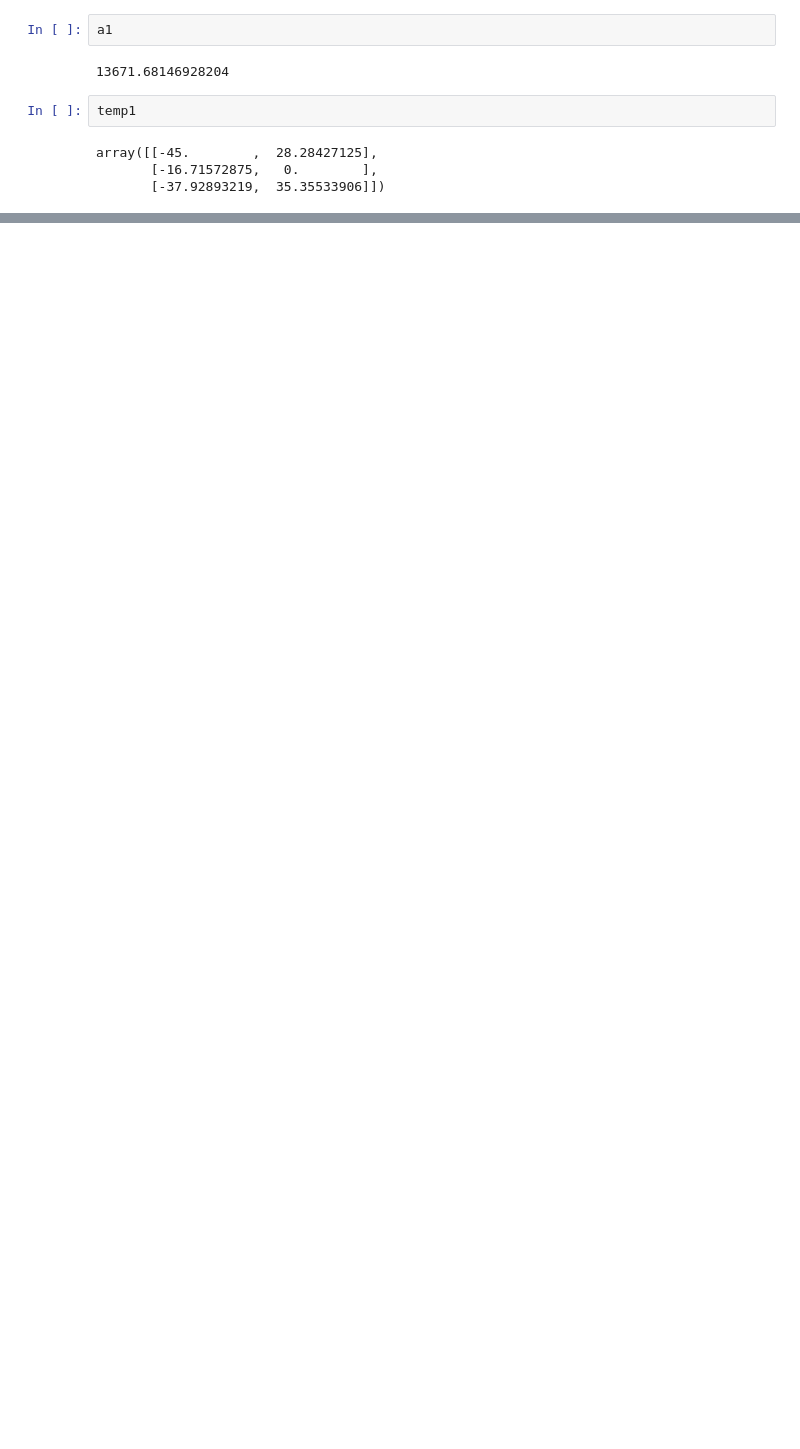
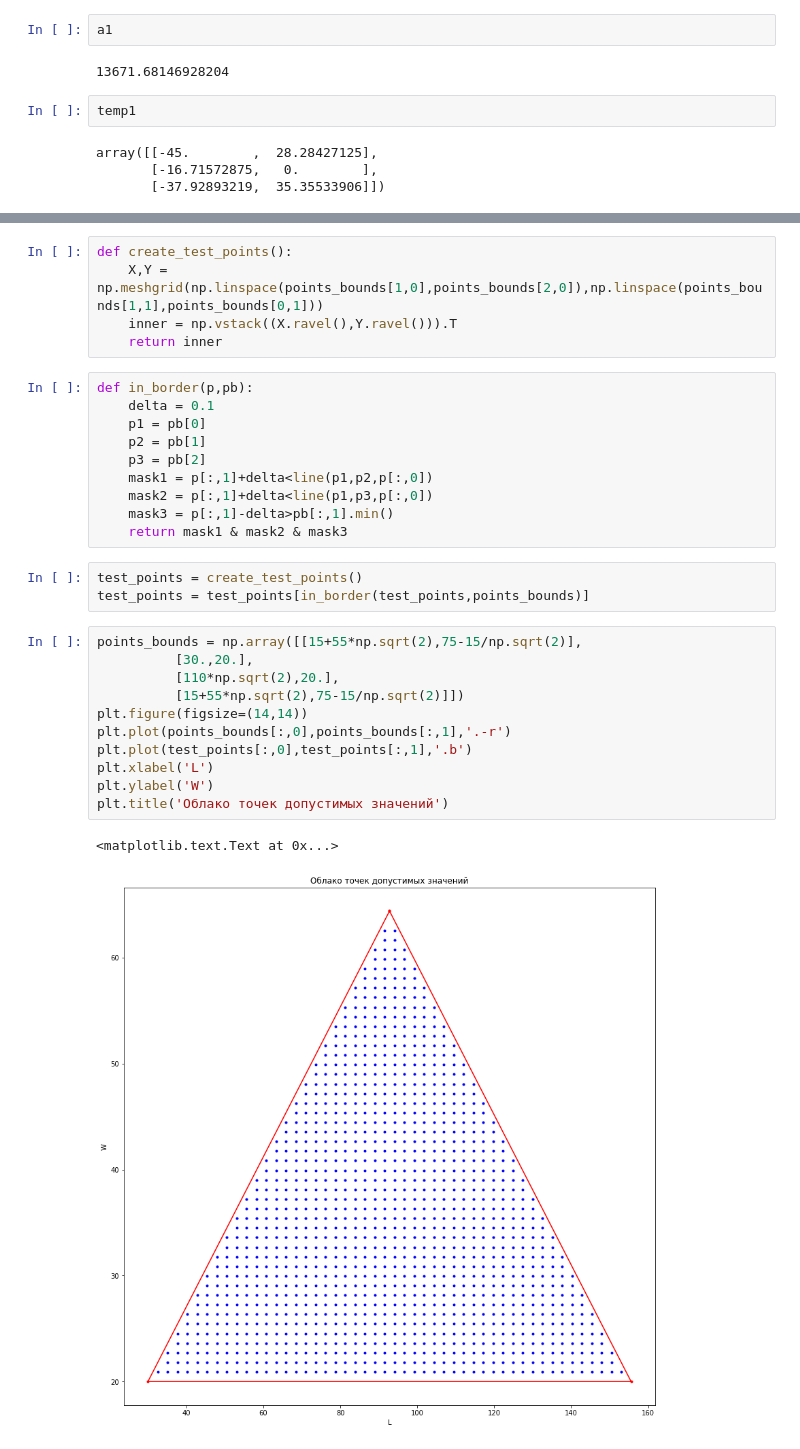
Before and after one commit to alxkorn/ISM, a Jupyter notebook: HW2.ipynb, the cells around one changed output, grey strips where cells are left out. Cells and saved outputs as stored; diff of their text form; blank space fills up the shorter version.

```diff
--- a/HW2.ipynb
+++ b/HW2.ipynb
@@ -188,0 +207,32 @@ plt.ylabel('W')
+# %%
+def create_test_points():
+    X,Y = np.meshgrid(np.linspace(points_bounds[1,0],points_bounds[2,0]),np.linspace(points_bounds[1,1],points_bounds[0,1]))
+    inner = np.vstack((X.ravel(),Y.ravel())).T
+    return inner
+# %%
+def in_border(p,pb):
+    delta = 0.1
+    p1 = pb[0]
+    p2 = pb[1]
+    p3 = pb[2]
+    mask1 = p[:,1]+delta<line(p1,p2,p[:,0])
+    mask2 = p[:,1]+delta<line(p1,p3,p[:,0])
+    mask3 = p[:,1]-delta>pb[:,1].min()
+    return mask1 & mask2 & mask3
+# %%
+test_points = create_test_points()
+test_points = test_points[in_border(test_points,points_bounds)]
+# %%
+points_bounds = np.array([[15+55*np.sqrt(2),75-15/np.sqrt(2)],
+          [30.,20.],
+          [110*np.sqrt(2),20.],
+          [15+55*np.sqrt(2),75-15/np.sqrt(2)]])
+plt.figure(figsize=(14,14))
+plt.plot(points_bounds[:,0],points_bounds[:,1],'.-r')
+plt.plot(test_points[:,0],test_points[:,1],'.b')
+plt.xlabel('L')
+plt.ylabel('W')
+plt.title('Облако точек допустимых значений')
+# %% [output]
+<matplotlib.text.Text at 0x...>
+[figure, added]
```
Also changed, not shown: parts of 12 cells of this notebook.
